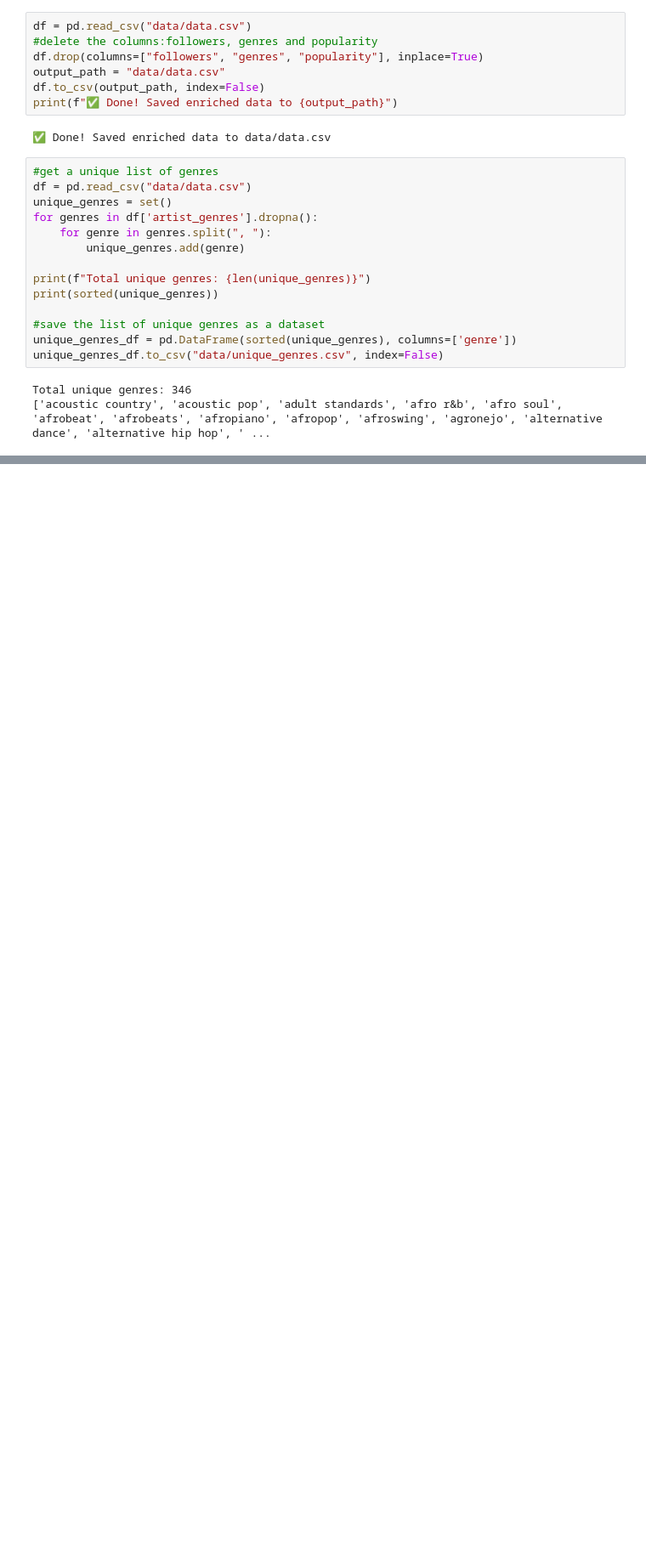
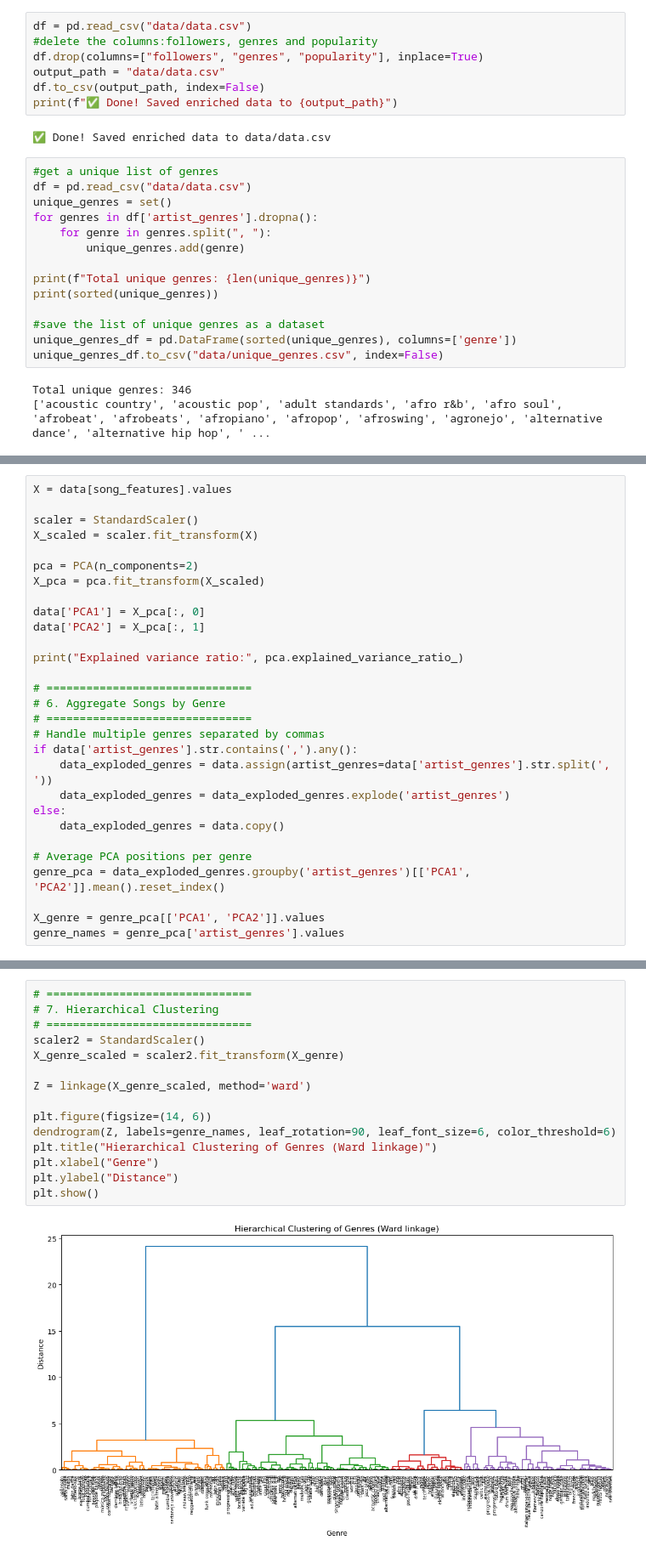
Before and after one commit to mickey59/AML_Spotify, a Jupyter notebook: vinita's playground.ipynb, the cells around one changed output, grey strips where cells are left out. Shown at 85% size. Cells and saved outputs as stored; diff of their text form; blank space fills up the shorter version.

```diff
--- a/vinita's playground.ipynb
+++ b/vinita's playground.ipynb
@@ -81,0 +207,29 @@ Total unique genres: 346
+# %%
+X = data[song_features].values
+
+scaler = StandardScaler()
+X_scaled = scaler.fit_transform(X)
+
+pca = PCA(n_components=2)
+X_pca = pca.fit_transform(X_scaled)
+
+data['PCA1'] = X_pca[:, 0]
+data['PCA2'] = X_pca[:, 1]
+
+print("Explained variance ratio:", pca.explained_variance_ratio_)
+
+# ===============================
+# 6. Aggregate Songs by Genre
+# ===============================
+# Handle multiple genres separated by commas
+if data['artist_genres'].str.contains(',').any():
+    data_exploded_genres = data.assign(artist_genres=data['artist_genres'].str.split(', '))
+    data_exploded_genres = data_exploded_genres.explode('artist_genres')
+else:
+    data_exploded_genres = data.copy()
+
+# Average PCA positions per genre
+genre_pca = data_exploded_genres.groupby('artist_genres')[['PCA1', 'PCA2']].mean().reset_index()
+
+X_genre = genre_pca[['PCA1', 'PCA2']].values
+genre_names = genre_pca['artist_genres'].values
@@ -81,0 +238,17 @@ Total unique genres: 346
+# %%
+# ===============================
+# 7. Hierarchical Clustering
+# ===============================
+scaler2 = StandardScaler()
+X_genre_scaled = scaler2.fit_transform(X_genre)
+
+Z = linkage(X_genre_scaled, method='ward')
+
+plt.figure(figsize=(14, 6))
+dendrogram(Z, labels=genre_names, leaf_rotation=90, leaf_font_size=6, color_threshold=6)
+plt.title("Hierarchical Clustering of Genres (Ward linkage)")
+plt.xlabel("Genre")
+plt.ylabel("Distance")
+plt.show()
+# %% [output]
+[figure, added]
```
Also changed, not shown: parts of 7 cells of this notebook, 1 other file.
